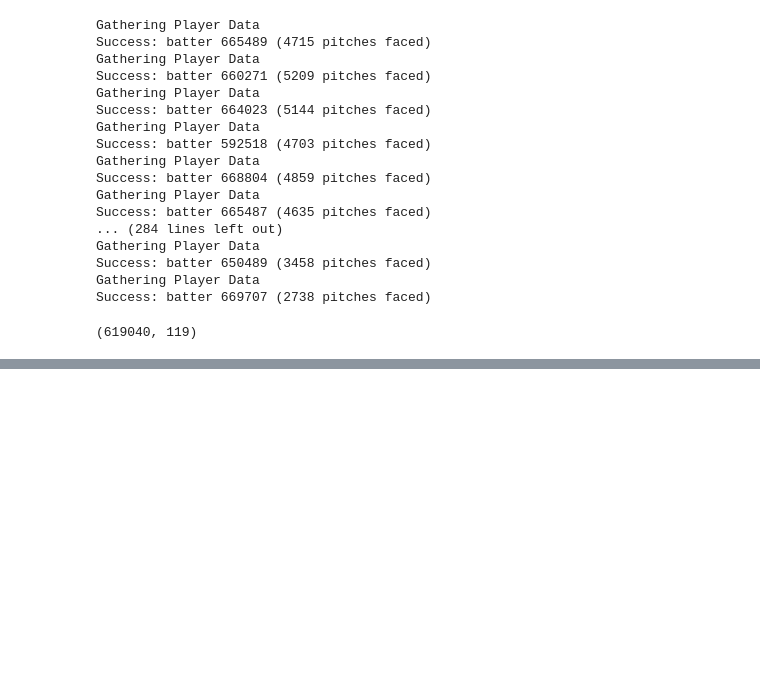
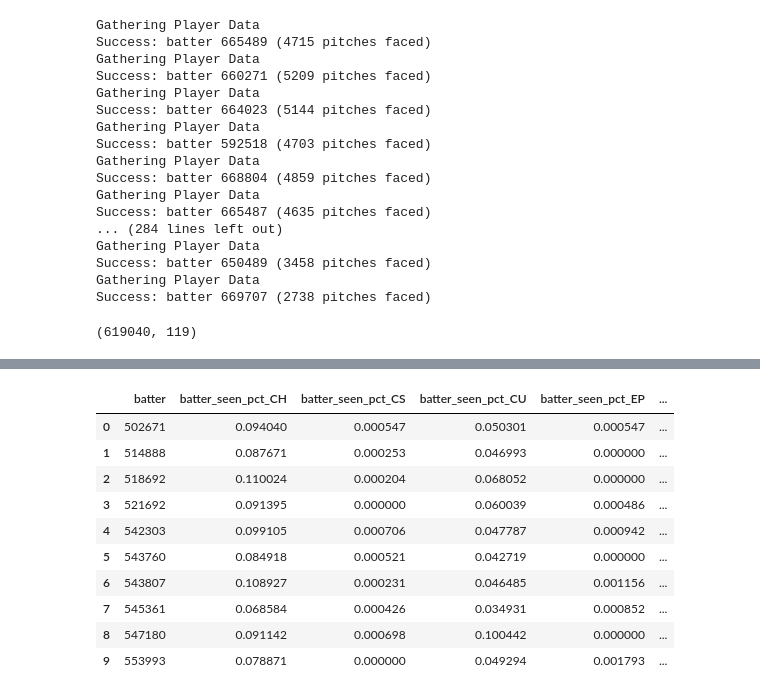
Before and after one commit to aaravmehta111/baseball-pitch-predictor, a Jupyter notebook: 01_data_exploration.ipynb, the cells around one changed output, grey strips where cells are left out. Cells and saved outputs as stored; diff of their text form; code cells hidden in the pictures; blank space fills up the shorter version.

```diff
--- a/01_data_exploration.ipynb
+++ b/01_data_exploration.ipynb
@@ -1348,0 +1394,21 @@ batter_combined.to_csv('data/raw/batters_2025_2026.csv', index=False)
+# %%
+importlib.reload(features)
+from features import compute_batter_pitch_type_stats, compute_batter_pitch_mix_seen
+
+batter_obp_stats = compute_batter_pitch_type_stats(batter_combined)
+batter_seen_stats = compute_batter_pitch_mix_seen(batter_combined)
+
+batter_obp_stats.head(10)
+batter_seen_stats.head(10)
+# %% [output]
+|  | batter | batter_seen_pct_CH | batter_seen_pct_CS | batter_seen_pct_CU | batter_seen_pct_EP | ... |
+| 0 | 502671 | 0.094040 | 0.000547 | 0.050301 | 0.000547 | ... |
+| 1 | 514888 | 0.087671 | 0.000253 | 0.046993 | 0.000000 | ... |
+| 2 | 518692 | 0.110024 | 0.000204 | 0.068052 | 0.000000 | ... |
+| 3 | 521692 | 0.091395 | 0.000000 | 0.060039 | 0.000486 | ... |
+| 4 | 542303 | 0.099105 | 0.000706 | 0.047787 | 0.000942 | ... |
+| 5 | 543760 | 0.084918 | 0.000521 | 0.042719 | 0.000000 | ... |
+| 6 | 543807 | 0.108927 | 0.000231 | 0.046485 | 0.001156 | ... |
+| 7 | 545361 | 0.068584 | 0.000426 | 0.034931 | 0.000852 | ... |
+| 8 | 547180 | 0.091142 | 0.000698 | 0.100442 | 0.000000 | ... |
+| 9 | 553993 | 0.078871 | 0.000000 | 0.049294 | 0.001793 | ... |
```
Also changed, not shown: parts of 11 cells of this notebook, 1 other file.
